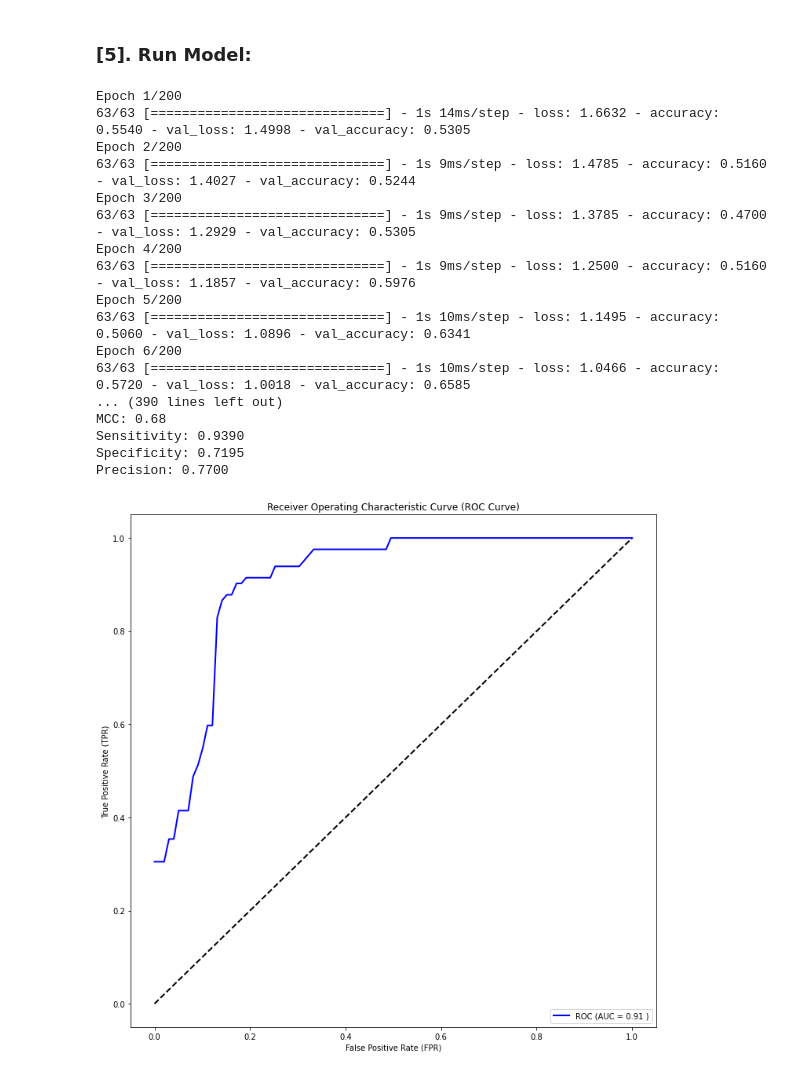
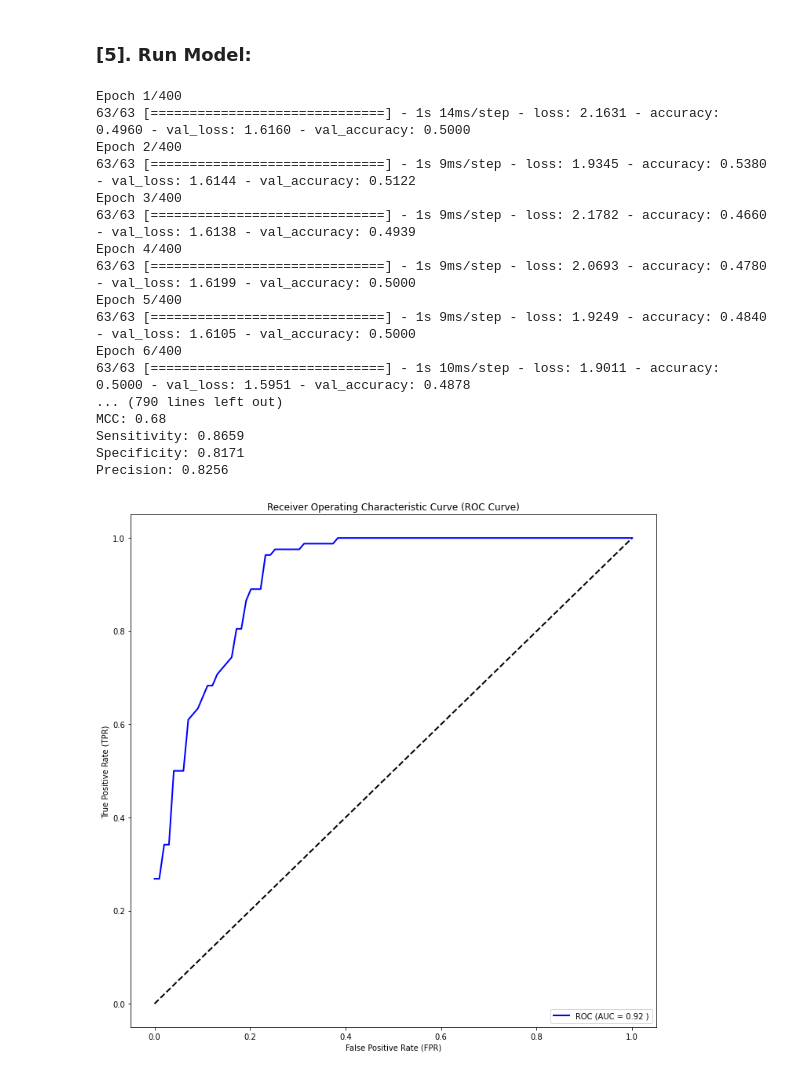
Before and after one commit to mrzResearchArena/Anticancer-Peptides-CNN, a Jupyter notebook: ACP-500-164-ROC.ipynb, the cells around one changed output. Cells and saved outputs as stored; diff of their text form; code cells hidden in the pictures.

```diff
--- a/ACP-500-164-ROC.ipynb
+++ b/ACP-500-164-ROC.ipynb
@@ -226,7 +226,7 @@ ________________________________________________________________________________
 ### [5]. Run Model:
 # %%
 # Setting epoch and batch number
-setEpochNumber     = 200       ### 2,500 performed well!
+setEpochNumber     = 400       ### 2,500 performed well!
 setBatchSizeNumber = 8
 
 
@@ -238,7 +238,7 @@ meanFPR = np.linspace(0, 1, 100)
 
 # Compile Model:
 model = Network()
-model.compile(optimizer=Adam(lr=0.005),
+model.compile(optimizer=Adam(lr=0.0005),
               loss='categorical_crossentropy',
               metrics=['accuracy'])
               # Adam(lr=0.0001)
@@ -269,47 +269,47 @@ print('Accuracy: {:.2f}'.format(accuracy[1]))
 print('MCC: {:.2f}'.format(matthews_corrcoef(y_true=Yactual, y_pred=Yp)))
 print('Sensitivity: {0:.4f}'.format(TP / (TP + FN)))
 print('Specificity: {0:.4f}'.format(TN / (TN + FP)))
 print('Precision: {0:.4f}'.format(precision_score(y_true=Yactual, y_pred=Yp)))
 
 
 # # Performance Plot
 # lossPlot(results)
 # accuracyPlot(results)
 
 fpr, tpr, _ = roc_curve(Yactual, v[:,1])
 TPR.append(interp(meanFPR, fpr, tpr))
 rocauc = auc(fpr, tpr)
 # plt.plot(fpr, tpr, lw=2, alpha=0.3, label='(AUC = %0.2f)' % (rocauc))
 
 
 plt.plot([0,1], [0,1],linestyle = '--',lw = 2,color = 'black')
 meanTPR = np.mean(TPR, axis=0)
 meanAUC = auc(meanFPR, meanTPR)
 plt.plot(meanFPR, meanTPR, color='blue',
         label=r'ROC (AUC = %0.2f )' % (meanAUC),lw=2, alpha=1)
 
 plt.xlabel('False Positive Rate (FPR)')
 plt.ylabel('True Positive Rate (TPR)')
 plt.title('Receiver Operating Characteristic Curve (ROC Curve)')
 plt.legend(loc="lower right")
 plt.savefig('ROC-500-164.png')
 plt.show()
 # %% [output]
-Epoch 1/200
-63/63 [==============================] - 1s 14ms/step - loss: 1.6632 - accuracy: 0.5540 - val_loss: 1.4998 - val_accuracy: 0.5305
-Epoch 2/200
-63/63 [==============================] - 1s 9ms/step - loss: 1.4785 - accuracy: 0.5160 - val_loss: 1.4027 - val_accuracy: 0.5244
-Epoch 3/200
-63/63 [==============================] - 1s 9ms/step - loss: 1.3785 - accuracy: 0.4700 - val_loss: 1.2929 - val_accuracy: 0.5305
-Epoch 4/200
-63/63 [==============================] - 1s 9ms/step - loss: 1.2500 - accuracy: 0.5160 - val_loss: 1.1857 - val_accuracy: 0.5976
-Epoch 5/200
-63/63 [==============================] - 1s 10ms/step - loss: 1.1495 - accuracy: 0.5060 - val_loss: 1.0896 - val_accuracy: 0.6341
-Epoch 6/200
-63/63 [==============================] - 1s 10ms/step - loss: 1.0466 - accuracy: 0.5720 - val_loss: 1.0018 - val_accuracy: 0.6585
-... (390 lines left out)
+Epoch 1/400
+63/63 [==============================] - 1s 14ms/step - loss: 2.1631 - accuracy: 0.4960 - val_loss: 1.6160 - val_accuracy: 0.5000
+Epoch 2/400
+63/63 [==============================] - 1s 9ms/step - loss: 1.9345 - accuracy: 0.5380 - val_loss: 1.6144 - val_accuracy: 0.5122
+Epoch 3/400
+63/63 [==============================] - 1s 9ms/step - loss: 2.1782 - accuracy: 0.4660 - val_loss: 1.6138 - val_accuracy: 0.4939
+Epoch 4/400
+63/63 [==============================] - 1s 9ms/step - loss: 2.0693 - accuracy: 0.4780 - val_loss: 1.6199 - val_accuracy: 0.5000
+Epoch 5/400
+63/63 [==============================] - 1s 9ms/step - loss: 1.9249 - accuracy: 0.4840 - val_loss: 1.6105 - val_accuracy: 0.5000
+Epoch 6/400
+63/63 [==============================] - 1s 10ms/step - loss: 1.9011 - accuracy: 0.5000 - val_loss: 1.5951 - val_accuracy: 0.4878
+... (790 lines left out)
 MCC: 0.68
-Sensitivity: 0.9390
-Specificity: 0.7195
-Precision: 0.7700
+Sensitivity: 0.8659
+Specificity: 0.8171
+Precision: 0.8256
-[figure, old version]
+[figure, new version]
```
